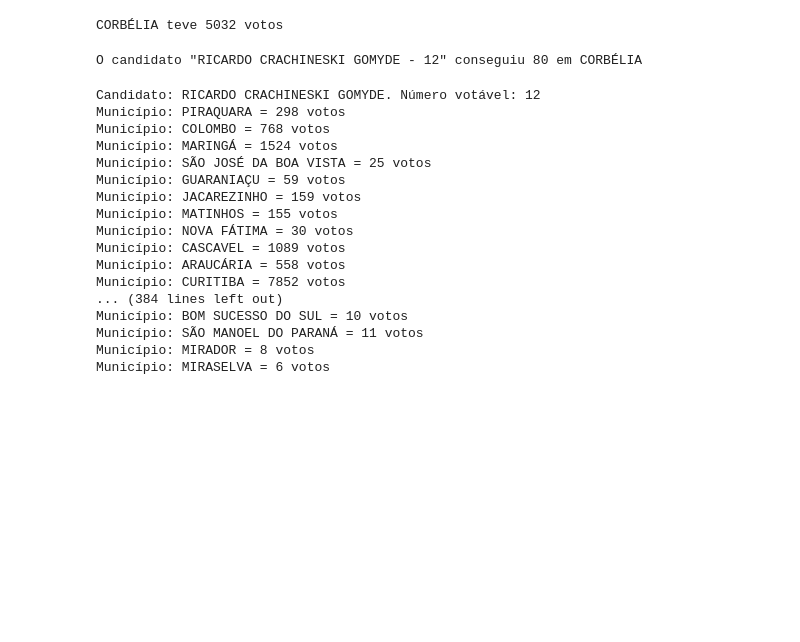
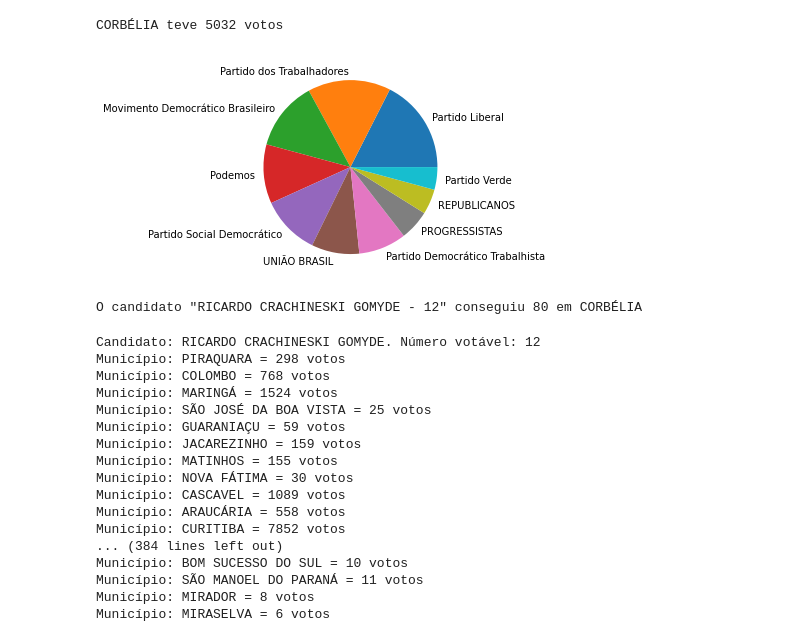
Before and after one commit to WillianCella/UTFPRcienciadedados, a Jupyter notebook: Cópia_de_Willian_Cella_Projeto_Fase_01.ipynb, the cells around one changed output. Saved outputs shown, nothing was run; the diff lists cells and outputs as text; code cells hidden in the pictures; blank space fills up the shorter version.

```diff
--- a/Cópia_de_Willian_Cella_Projeto_Fase_01.ipynb
+++ b/Cópia_de_Willian_Cella_Projeto_Fase_01.ipynb
@@ -71,3 +87,6 @@ votacao_2022.head()
+# %%
+base_partidos = pd.read_csv('./drive/MyDrive/Python/votacao_2022/votacao_partido_munzona_2022_PR.csv', encoding='latin-1', sep=';')
+partidos = base_partidos['NM_PARTIDO'].unique()
 # %%
 print(f'Total de linhas: {len(votacao_2022)}')
 print(f'Total de colunas: {len(votacao_2022.columns)}')
@@ -129,6 +163,20 @@ votos_municipio = votos_UF[votos_UF['NM_MUNICIPIO'] == municipio]
 print(f'{municipio} teve {len(votos_municipio)} votos')
 # %% [output]
 CORBÉLIA teve 5032 votos
+# %%
+votos_partidos = votos_municipio[votos_municipio['NM_VOTAVEL'].isin(partidos)]
+
+qtde = 10
+lista_quantidade = list(votos_partidos['NM_VOTAVEL'].value_counts())
+dict_partidos = votos_partidos['NM_VOTAVEL'].value_counts().to_dict()
+lista_partidos = list(dict_partidos.keys())[:qtde]
+lista_quantidade_votos = list(dict_partidos.values())[:qtde]
+
+fig = plt.figure()
+ax = plt.pie(lista_quantidade_votos, labels=lista_partidos)
+plt.show()
+# %% [output]
+[figure, added]
 # %%
 # Apresenta a quantidade de votos que o candidato conseguiu no município
 votos_candidato_municipio = votos_municipio[votos_municipio['NR_VOTAVEL'] == cod_candidato]
```
Also changed, not shown: parts of 16 cells of this notebook.
